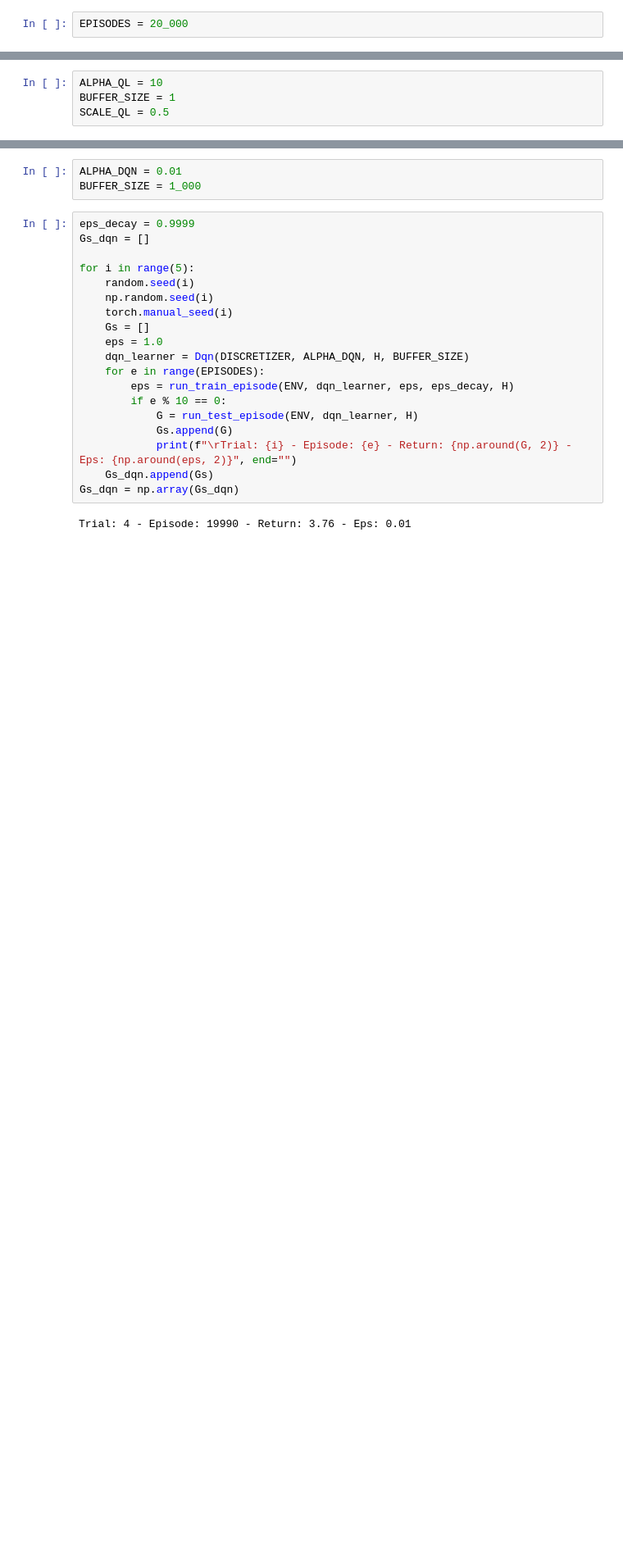
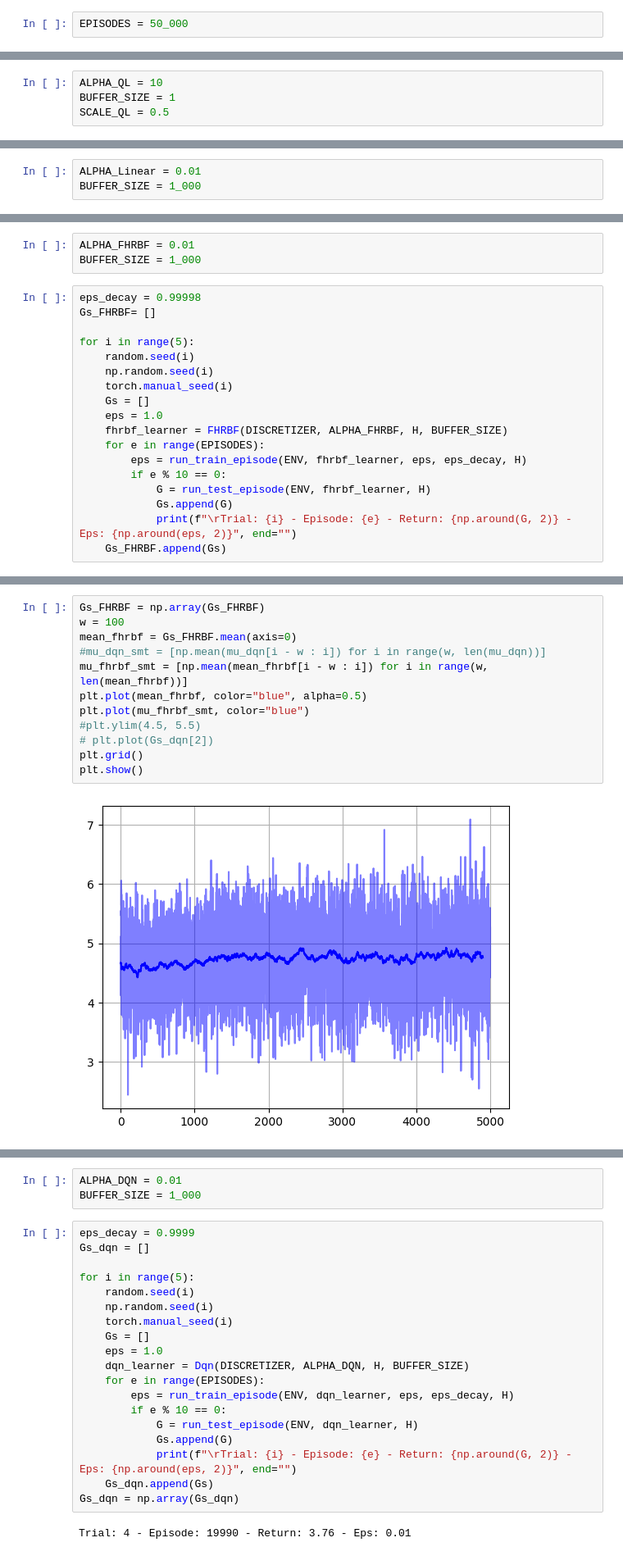
Before and after one commit to sergiorozada12/fhtlr-opt-learning, a Jupyter notebook: wireless_setup.ipynb, the cells around one changed output, grey strips where cells are left out. Shown at 82% size. Cells and saved outputs as stored; diff of their text form; blank space fills up the shorter version.

```diff
--- a/wireless_setup.ipynb
+++ b/wireless_setup.ipynb
@@ -56,7 +58,7 @@ DISCRETIZER = Discretizer(
 # %% [markdown]
 # 2) Training
 # %%
-EPISODES = 20_000
+EPISODES = 50_000
 # %%
 def run_train_episode(env, agent, eps, eps_decay, H):
     s, _ = env.reset()
@@ -146,0 +122,3 @@ with plt.style.context(["science"], ["ieee"]):
+# %%
+ALPHA_Linear = 0.01
+BUFFER_SIZE = 1_000
@@ -146,0 +158,21 @@ with plt.style.context(["science"], ["ieee"]):
+# %%
+ALPHA_FHRBF = 0.01
+BUFFER_SIZE = 1_000
+# %%
+eps_decay = 0.99998
+Gs_FHRBF= []
+
+for i in range(5):
+    random.seed(i)
+    np.random.seed(i)
+    torch.manual_seed(i)
+    Gs = []
+    eps = 1.0
+    fhrbf_learner = FHRBF(DISCRETIZER, ALPHA_FHRBF, H, BUFFER_SIZE)
+    for e in range(EPISODES):
+        eps = run_train_episode(ENV, fhrbf_learner, eps, eps_decay, H)
+        if e % 10 == 0:
+            G = run_test_episode(ENV, fhrbf_learner, H)
+            Gs.append(G)
+            print(f"\rTrial: {i} - Episode: {e} - Return: {np.around(G, 2)} - Eps: {np.around(eps, 2)}", end="")
+    Gs_FHRBF.append(Gs)
@@ -146,0 +182,14 @@ with plt.style.context(["science"], ["ieee"]):
+# %%
+Gs_FHRBF = np.array(Gs_FHRBF)
+w = 100
+mean_fhrbf = Gs_FHRBF.mean(axis=0)
+#mu_dqn_smt = [np.mean(mu_dqn[i - w : i]) for i in range(w, len(mu_dqn))]
+mu_fhrbf_smt = [np.mean(mean_fhrbf[i - w : i]) for i in range(w, len(mean_fhrbf))]
+plt.plot(mean_fhrbf, color="blue", alpha=0.5)
+plt.plot(mu_fhrbf_smt, color="blue")
+#plt.ylim(4.5, 5.5)
+# plt.plot(Gs_dqn[2])
+plt.grid()
+plt.show()
+# %% [output]
+[figure, added]
```
Also changed, not shown: parts of 22 cells of this notebook, 10 other files.
